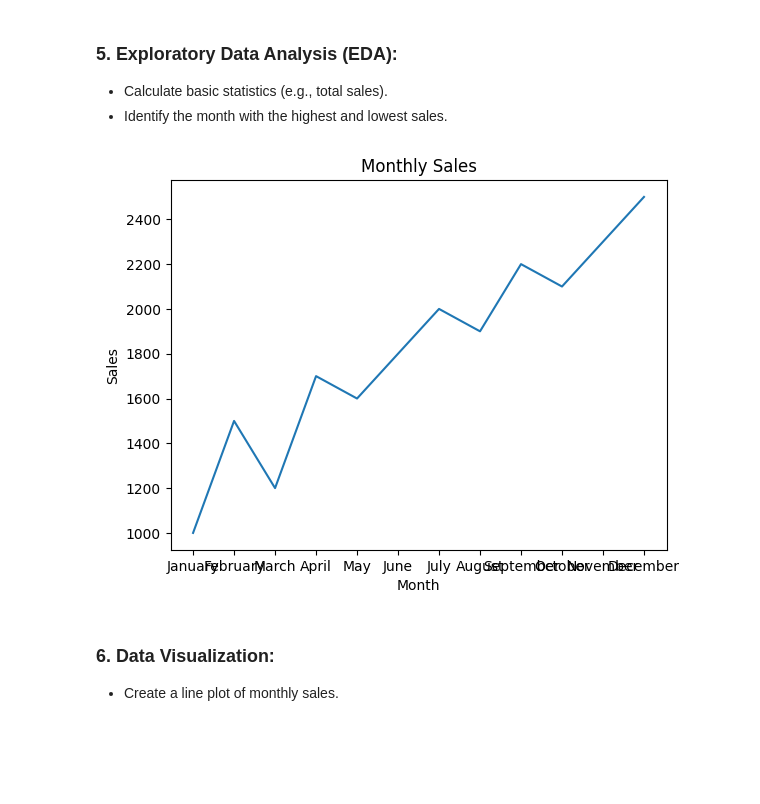
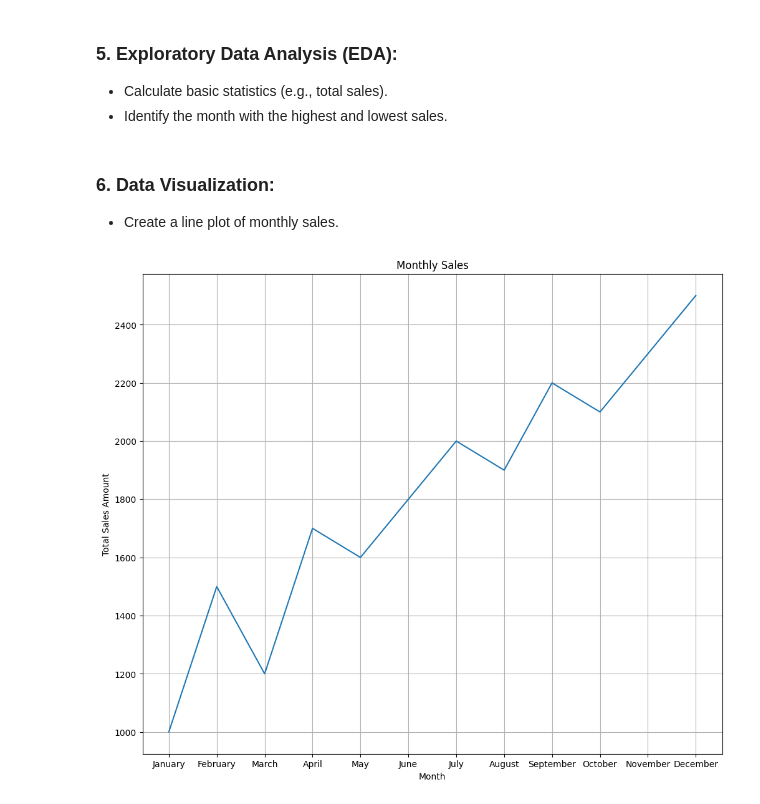
Before and after one commit to kvl00l/project, a Jupyter notebook: Project.ipynb, the cells around one changed output. Saved outputs shown, nothing was run; the diff lists cells and outputs as text; code cells hidden in the pictures; blank space fills up the shorter version.

Commit message:
Visual

```diff
--- a/Project.ipynb
+++ b/Project.ipynb
@@ -77,18 +77,20 @@ Identify missing values in the dataset
 ### 5. Exploratory Data Analysis (EDA):
 - Calculate basic statistics (e.g., total sales).
 - Identify the month with the highest and lowest sales.
+# %% [markdown]
+### 6. Data Visualization:
+- Create a line plot of monthly sales.
 # %%
 x = df['Month']
 y = df['Sales']
 # %%
+plt.figure(figsize=(12, 10))
 plt.plot(x, y)
 plt.title('Monthly Sales')
 plt.xlabel('Month')
-plt.ylabel('Sales')
+plt.ylabel('Total Sales Amount')
+plt.grid(True)
 
 plt.show()
 # %% [output]
-[figure, old version]
+[figure, new version]
-# %% [markdown]
-### 6. Data Visualization:
-- Create a line plot of monthly sales.
```
